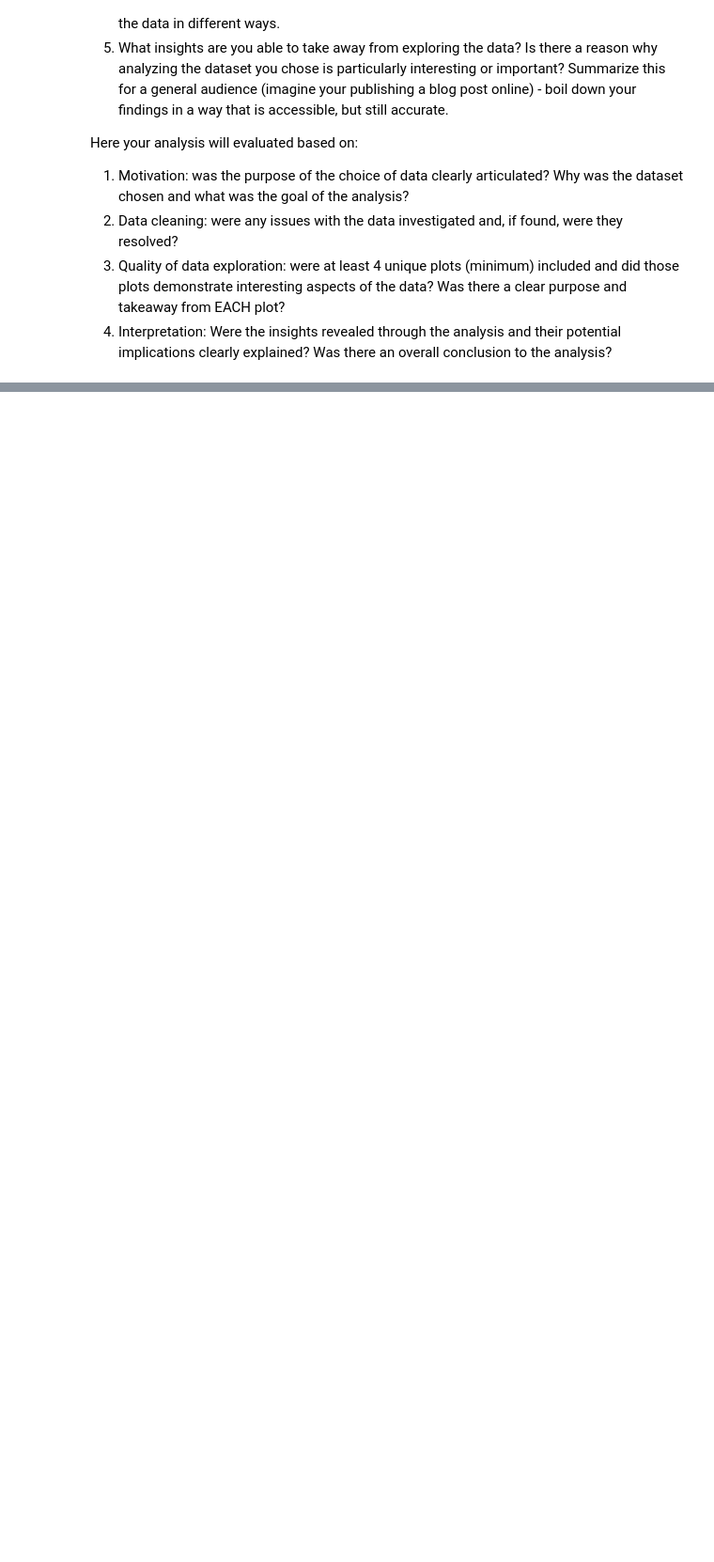
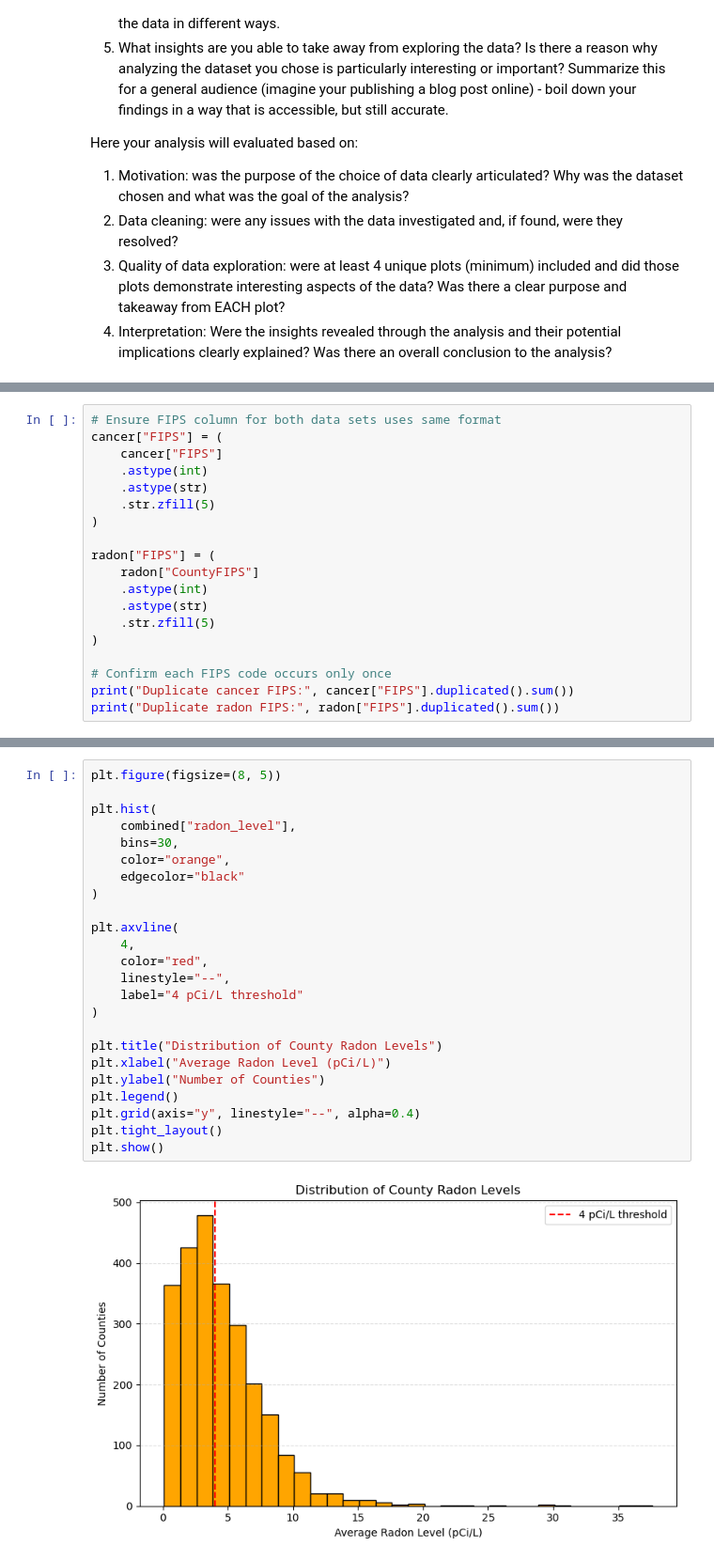
Before and after one commit to sarahbethea/csci547_ML, a Jupyter notebook: assignments/Assignment_1.ipynb, the cells around one changed output, grey strips where cells are left out. Shown at 94% size. Saved outputs shown, nothing was run; the diff lists cells and outputs as text; blank space fills up the shorter version.

```diff
--- a/assignments/Assignment_1.ipynb
+++ b/assignments/Assignment_1.ipynb
@@ -572,0 +714,19 @@ Here your analysis will evaluated based on:
+# %%
+# Ensure FIPS column for both data sets uses same format
+cancer["FIPS"] = (
+    cancer["FIPS"]
+    .astype(int)
+    .astype(str)
+    .str.zfill(5)
+)
+
+radon["FIPS"] = (
+    radon["CountyFIPS"]
+    .astype(int)
+    .astype(str)
+    .str.zfill(5)
+)
+
+# Confirm each FIPS code occurs only once
+print("Duplicate cancer FIPS:", cancer["FIPS"].duplicated().sum())
+print("Duplicate radon FIPS:", radon["FIPS"].duplicated().sum())
@@ -572,0 +793,26 @@ Here your analysis will evaluated based on:
+# %%
+plt.figure(figsize=(8, 5))
+
+plt.hist(
+    combined["radon_level"],
+    bins=30,
+    color="orange",
+    edgecolor="black"
+)
+
+plt.axvline(
+    4,
+    color="red",
+    linestyle="--",
+    label="4 pCi/L threshold"
+)
+
+plt.title("Distribution of County Radon Levels")
+plt.xlabel("Average Radon Level (pCi/L)")
+plt.ylabel("Number of Counties")
+plt.legend()
+plt.grid(axis="y", linestyle="--", alpha=0.4)
+plt.tight_layout()
+plt.show()
+# %% [output]
+[figure, added]
```
Also changed, not shown: parts of 17 cells of this notebook, 2 other files.
